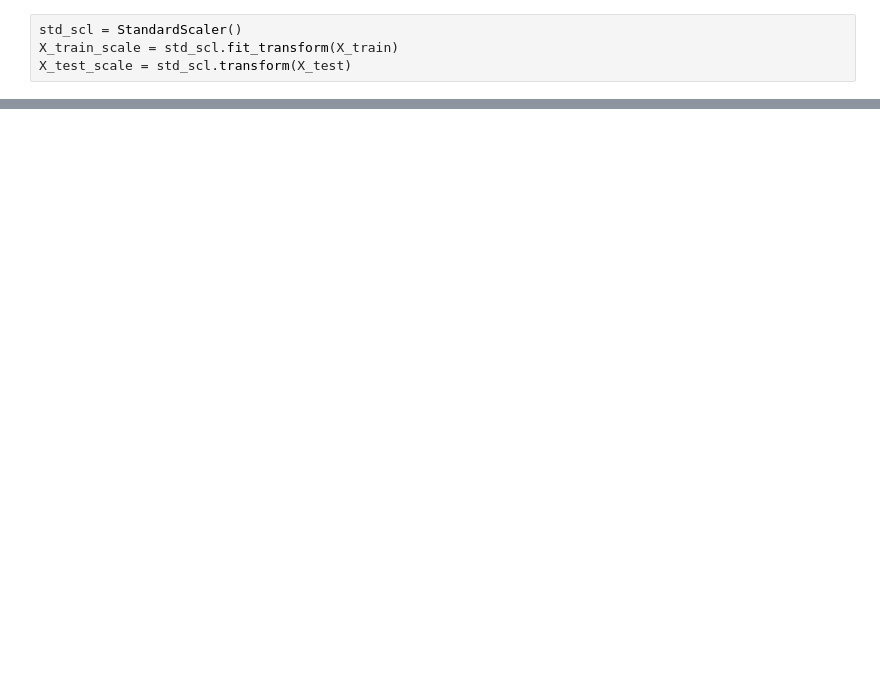
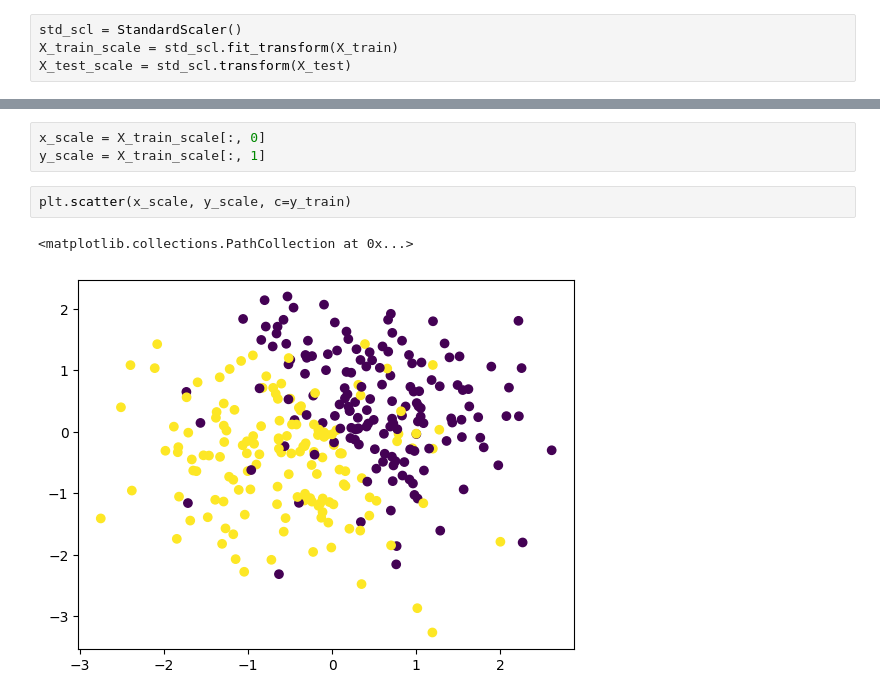
Before and after one commit to AlexeyTri/Home_work_NN, a Jupyter notebook: HomeWork_5.ipynb, the cells around one changed output, grey strips where cells are left out. Saved outputs shown, nothing was run; the diff lists cells and outputs as text; blank space fills up the shorter version.

```diff
--- a/HomeWork_5.ipynb
+++ b/HomeWork_5.ipynb
@@ -40,0 +69,8 @@ accuracy_score(y_test, perceptron.predict(X_test_scale)) - accuracy_score(y_test
+# %%
+x_scale = X_train_scale[:, 0]
+y_scale = X_train_scale[:, 1]
+# %%
+plt.scatter(x_scale, y_scale, c=y_train)
+# %% [output]
+<matplotlib.collections.PathCollection at 0x...>
+[figure, added]
```
Also changed, not shown: parts of 8 cells of this notebook.
